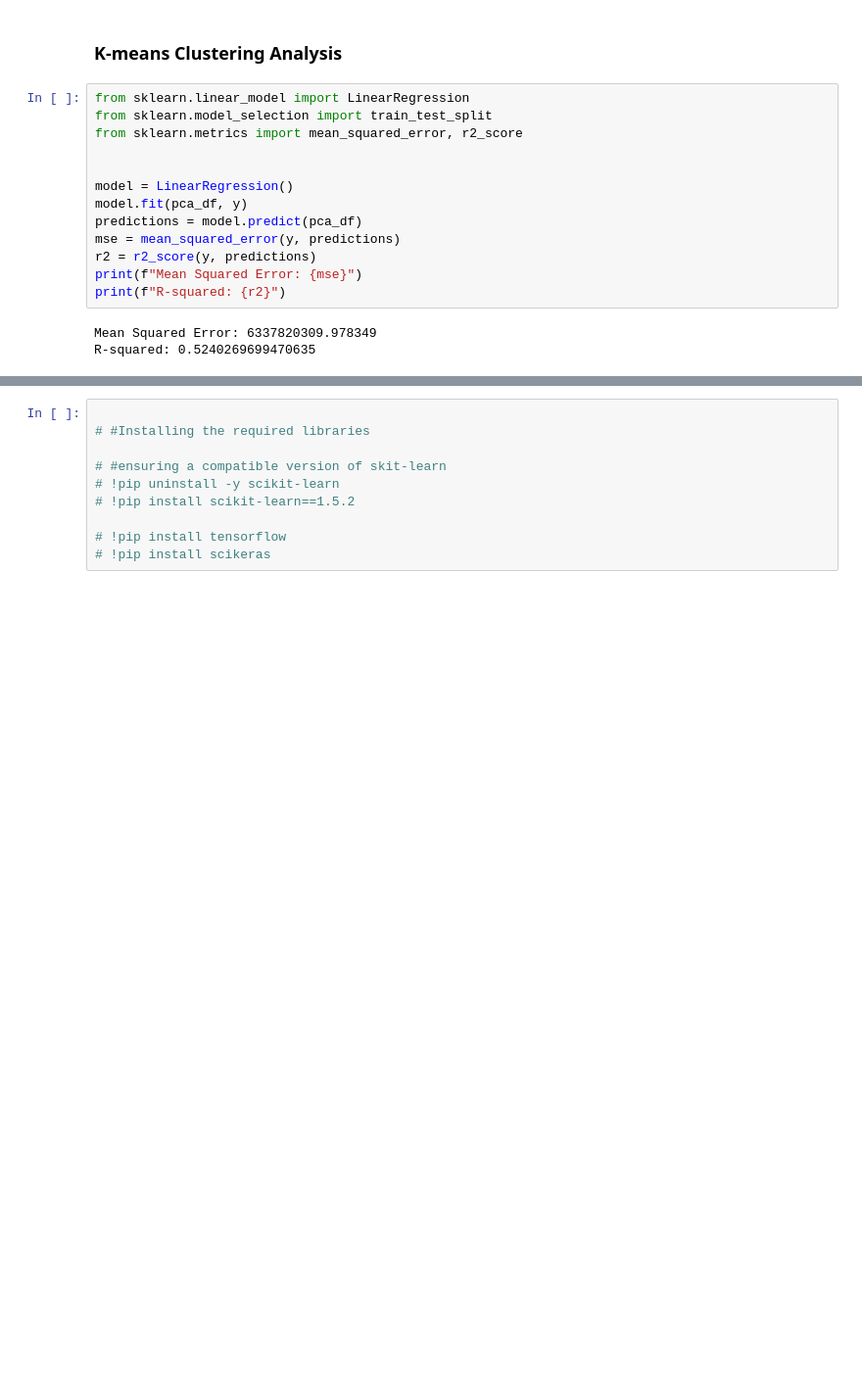
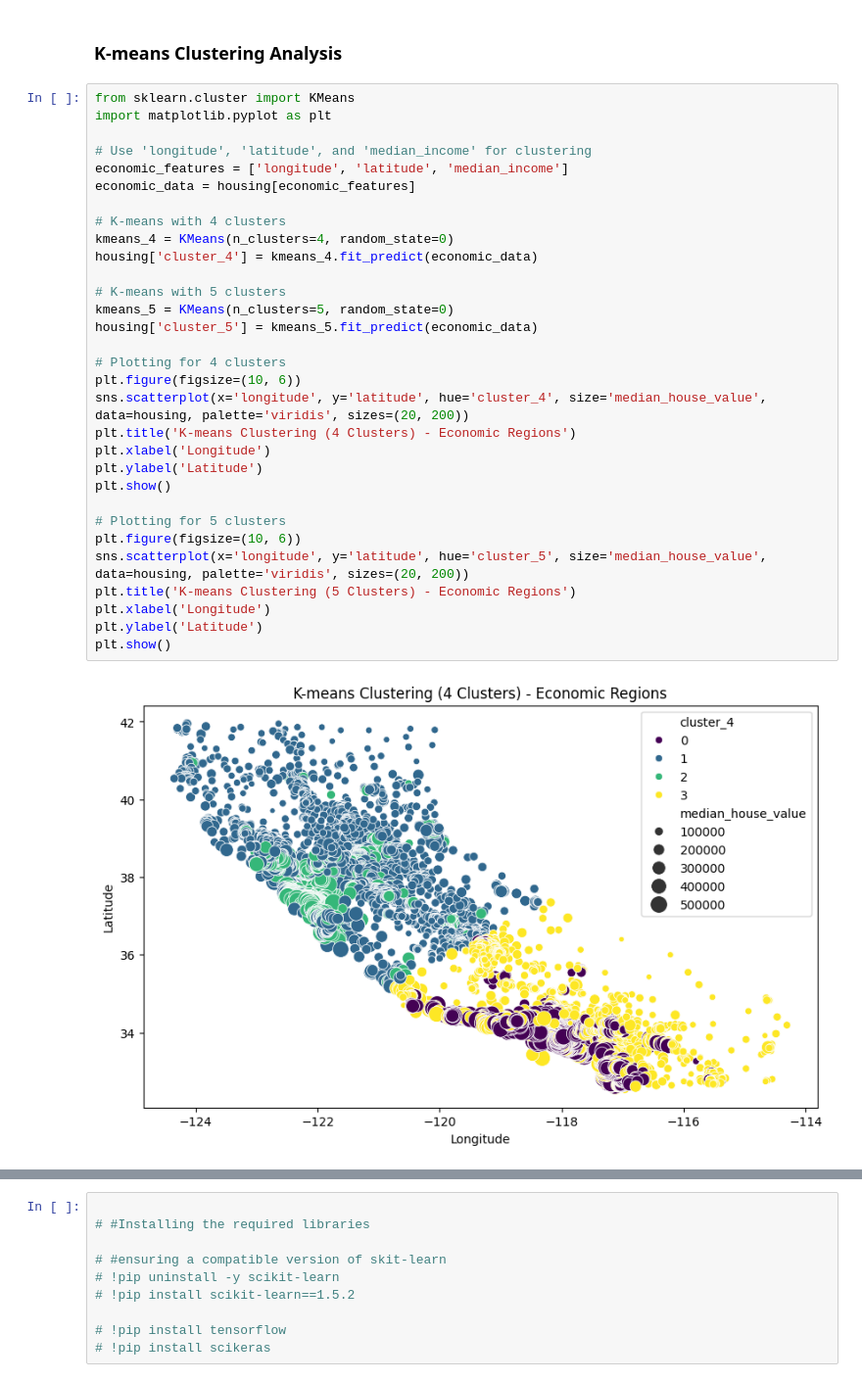
Before and after one commit to Python-Neiva/CNN-housing-ca-olive-oil, a Jupyter notebook: Neural_Networks_assignment_2.ipynb, the cells around one changed output, grey strips where cells are left out. Shown at 98% size. Cells and saved outputs as stored; diff of their text form; blank space fills up the shorter version.

```diff
--- a/Neural_Networks_assignment_2.ipynb
+++ b/Neural_Networks_assignment_2.ipynb
@@ -311,19 +342,36 @@ plt.show()
 [figure]
 # %% [markdown]
 ### K-means Clustering Analysis
-# %%
-from sklearn.linear_model import LinearRegression
-from sklearn.model_selection import train_test_split
-from sklearn.metrics import mean_squared_error, r2_score
-
-
-model = LinearRegression()
-model.fit(pca_df, y)
-predictions = model.predict(pca_df)
-mse = mean_squared_error(y, predictions)
-r2 = r2_score(y, predictions)
-print(f"Mean Squared Error: {mse}")
-print(f"R-squared: {r2}")
-# %% [output]
-Mean Squared Error: 6337820309.978349
-R-squared: 0.5240269699470635
+# %%
+from sklearn.cluster import KMeans
+import matplotlib.pyplot as plt
+
+# Use 'longitude', 'latitude', and 'median_income' for clustering
+economic_features = ['longitude', 'latitude', 'median_income']
+economic_data = housing[economic_features]
+
+# K-means with 4 clusters
+kmeans_4 = KMeans(n_clusters=4, random_state=0)
+housing['cluster_4'] = kmeans_4.fit_predict(economic_data)
+
+# K-means with 5 clusters
+kmeans_5 = KMeans(n_clusters=5, random_state=0)
+housing['cluster_5'] = kmeans_5.fit_predict(economic_data)
+
+# Plotting for 4 clusters
+plt.figure(figsize=(10, 6))
+sns.scatterplot(x='longitude', y='latitude', hue='cluster_4', size='median_house_value', data=housing, palette='viridis', sizes=(20, 200))
+plt.title('K-means Clustering (4 Clusters) - Economic Regions')
+plt.xlabel('Longitude')
+plt.ylabel('Latitude')
+plt.show()
+
+# Plotting for 5 clusters
+plt.figure(figsize=(10, 6))
+sns.scatterplot(x='longitude', y='latitude', hue='cluster_5', size='median_house_value', data=housing, palette='viridis', sizes=(20, 200))
+plt.title('K-means Clustering (5 Clusters) - Economic Regions')
+plt.xlabel('Longitude')
+plt.ylabel('Latitude')
+plt.show()
+# %% [output]
+[figure, added]
```
Also changed, not shown: parts of 17 cells of this notebook.
